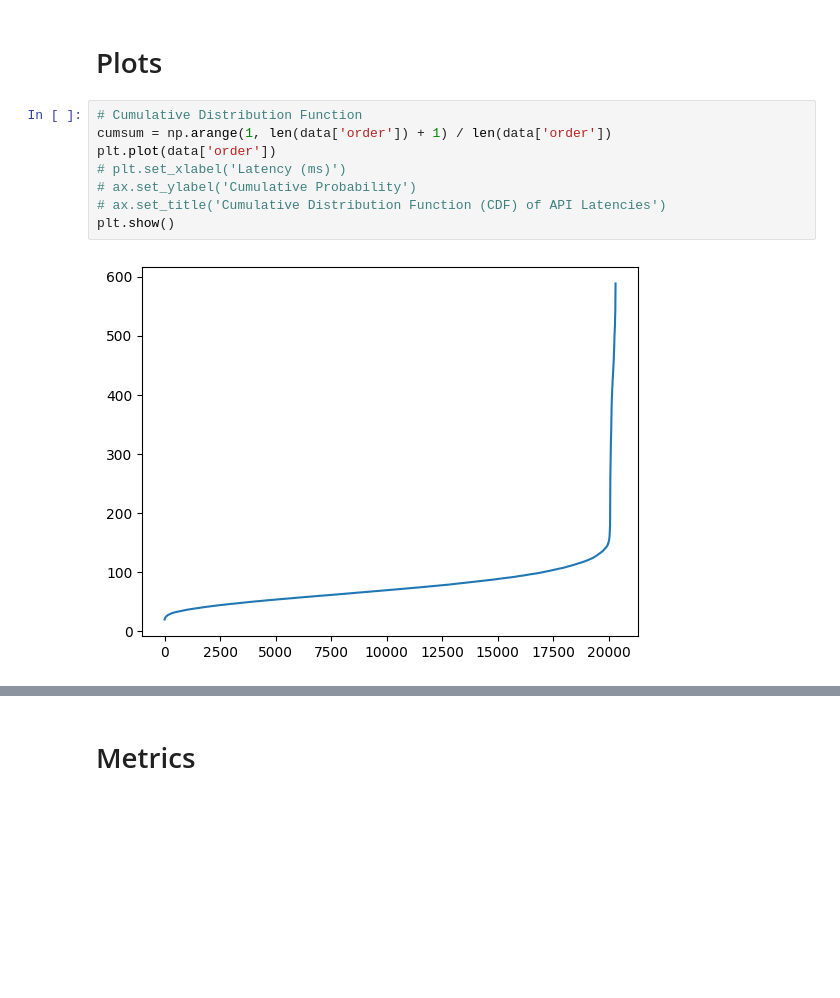
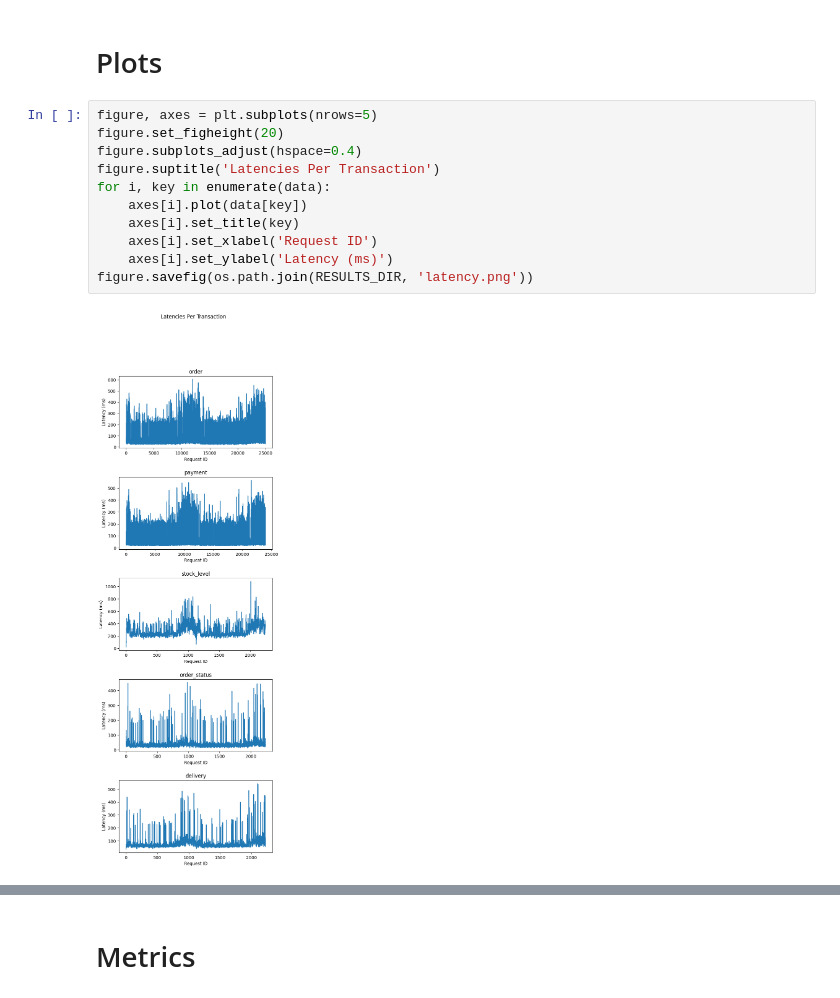
Before and after one commit to ashnehete/tpcc-web-server-py, a Jupyter notebook: plot_results.ipynb, the cells around one changed output, grey strips where cells are left out. Drawn from its saved outputs; the diff is of its cells as text; blank space fills up the shorter version.

```diff
--- a/plot_results.ipynb
+++ b/plot_results.ipynb
@@ -41,15 +41,18 @@ data
 # %% [markdown]
 # Plots
-# %%
-# Cumulative Distribution Function
-cumsum = np.arange(1, len(data['order']) + 1) / len(data['order'])
-plt.plot(data['order'])
-# plt.set_xlabel('Latency (ms)')
-# ax.set_ylabel('Cumulative Probability')
-# ax.set_title('Cumulative Distribution Function (CDF) of API Latencies')
-plt.show()
-# %% [output]
-[figure, removed]
+# %%
+figure, axes = plt.subplots(nrows=5)
+figure.set_figheight(20)
+figure.subplots_adjust(hspace=0.4)
+figure.suptitle('Latencies Per Transaction')
+for i, key in enumerate(data):
+    axes[i].plot(data[key])
+    axes[i].set_title(key)
+    axes[i].set_xlabel('Request ID')
+    axes[i].set_ylabel('Latency (ms)')
+figure.savefig(os.path.join(RESULTS_DIR, 'latency.png'))
+# %% [output]
+[figure, added]
 # %%
 figure, axes = plt.subplots(nrows=5)
 figure.set_figheight(20)
```
Also changed, not shown: parts of 5 cells of this notebook, 8 other files.
